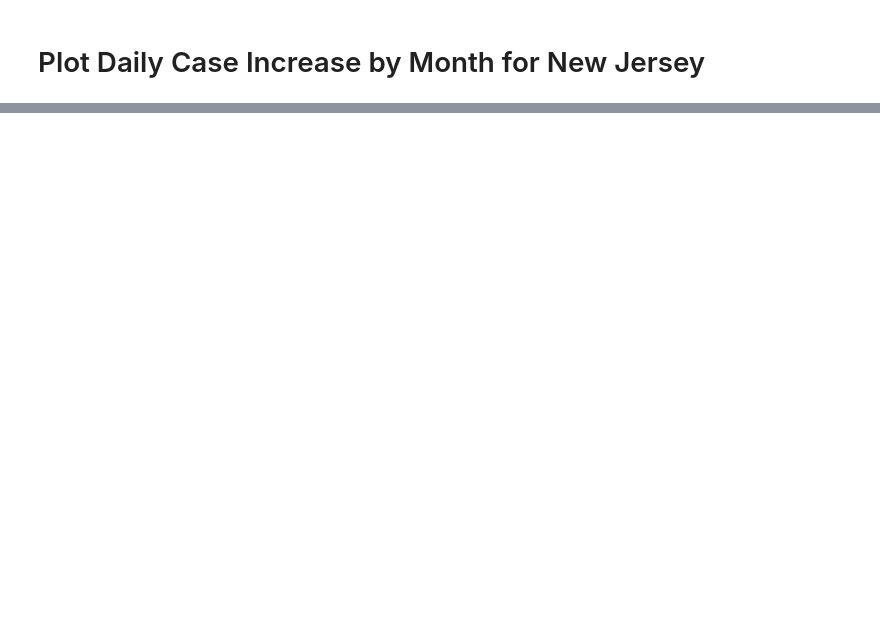
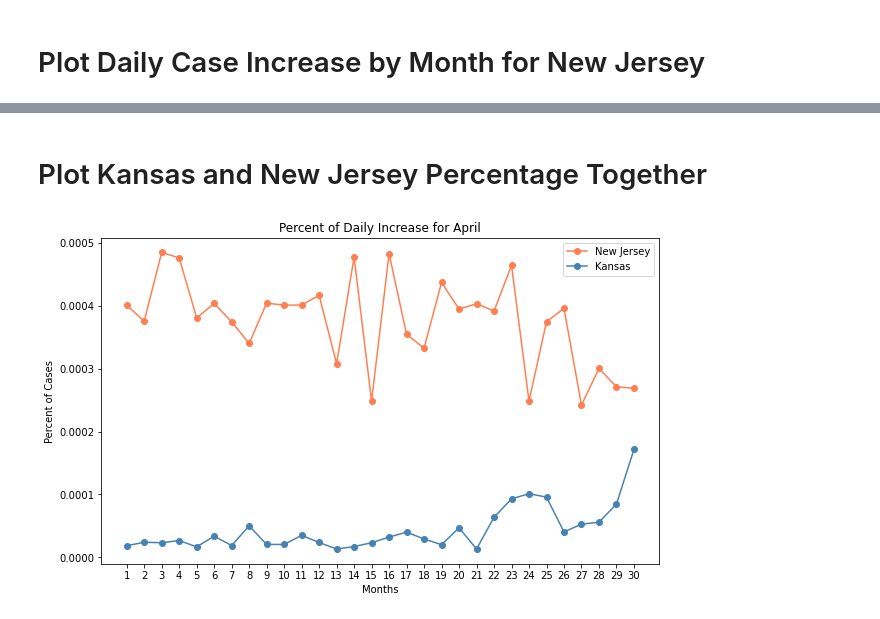
Before and after one commit to adrianstrecker/project-1, a Jupyter notebook: Covid Tracking API to JSON.ipynb, the cells around one changed output, grey strips where cells are left out. Drawn from its saved outputs; the diff is of its cells as text; code cells hidden in the pictures; blank space fills up the shorter version.

```diff
--- a/Covid Tracking API to JSON.ipynb
+++ b/Covid Tracking API to JSON.ipynb
@@ -431,0 +665,18 @@ plt.show()
+# %% [markdown]
+# Plot Kansas and New Jersey Percentage Together
+# %%
+#Plot April
+date = np.arange(1,31)
+
+plt.figure(figsize = (10, 6))
+ks_daily_pct_april, = plt.plot(date, ks_daily_april, marker = "o", color = "steelblue", label = "Kansas")
+nj_daily_pct_april, = plt.plot(date, nj_daily_april, marker = "o", color = "coral", label = "New Jersey")
+plt.xticks(np.arange(min(date), max(date)+1, 1.0))
+plt.xlabel("Months")
+plt.ylabel("Percent of Cases")
+plt.title("Percent of Daily Increase for April")
+plt.legend(handles=[nj_daily_pct_april, ks_daily_pct_april], loc = "best")
+plt.savefig("Images/Percent/april.png")
+plt.show()
+# %% [output]
+[figure, added]
```
Also changed, not shown: parts of 12 cells of this notebook, 40 other files.
